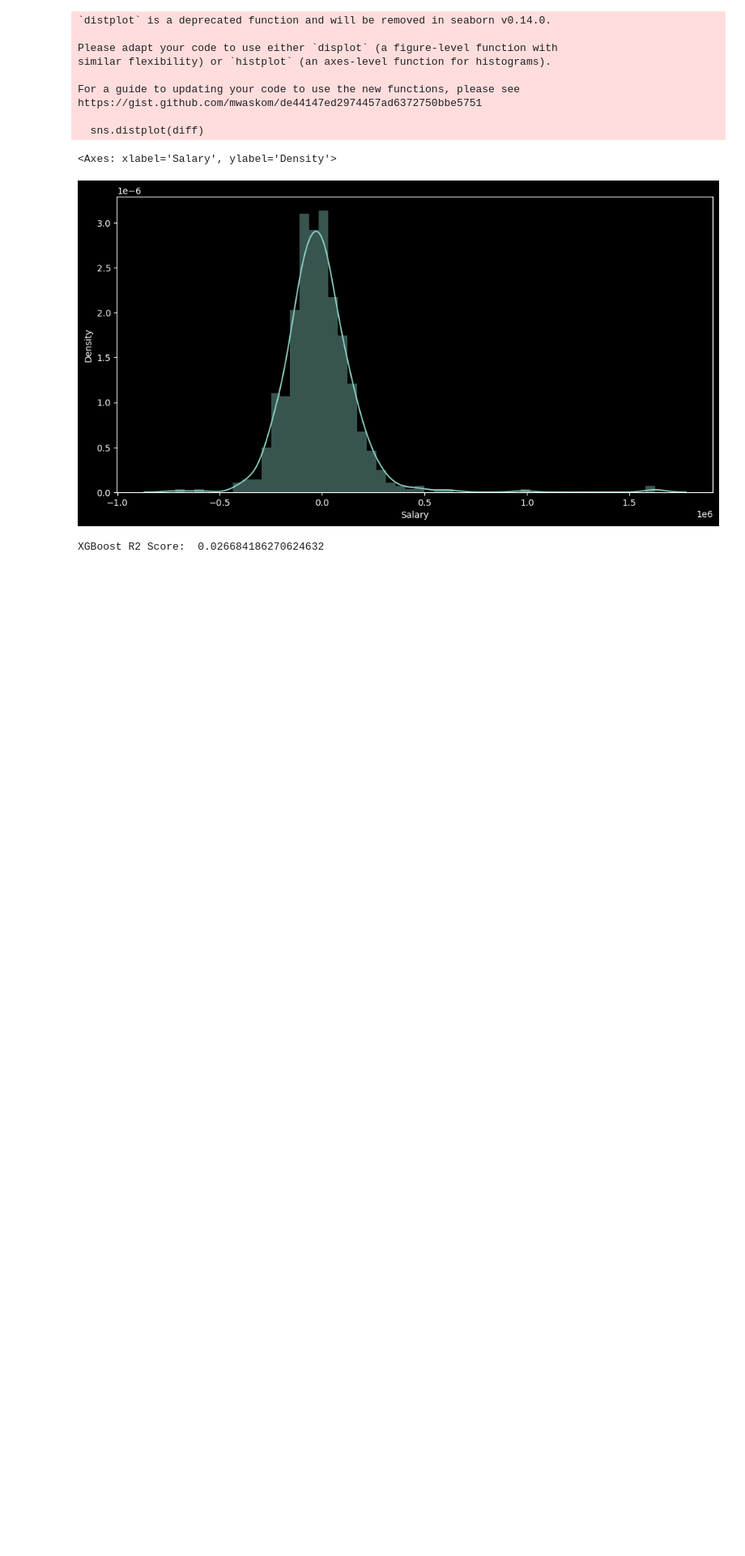
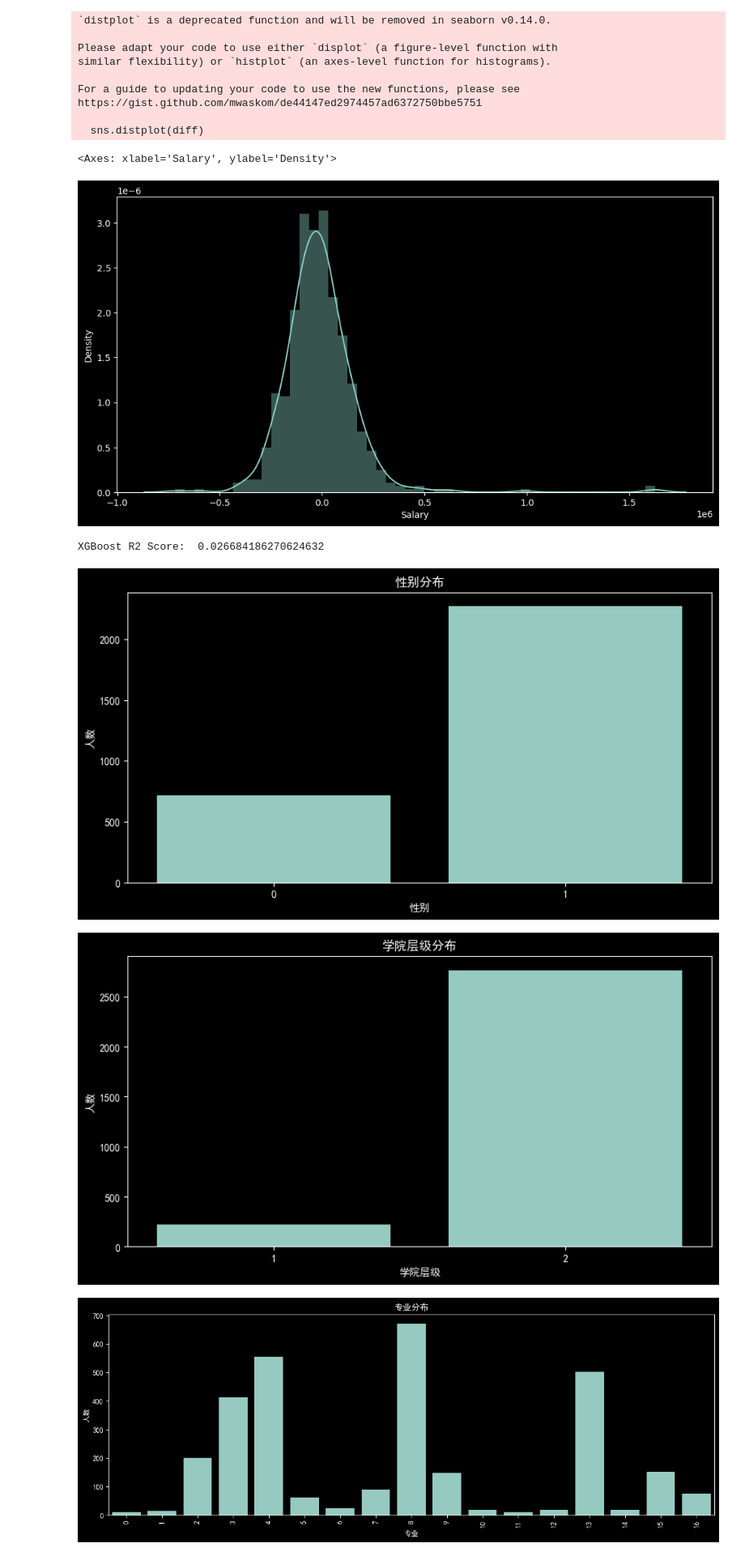
Before and after one commit to s1amese2003/XGBoost-based-Salary-Prediction-for-Indian-Engineering-Graduates, a Jupyter notebook: graduate-salary-prediction-data-exploration.ipynb, the cells around one changed output. Shown at 81% size. Cells and saved outputs as stored; diff of their text form; code cells hidden in the pictures; blank space fills up the shorter version.

```diff
--- a/graduate-salary-prediction-data-exploration.ipynb
+++ b/graduate-salary-prediction-data-exploration.ipynb
@@ -26,7 +16,7 @@ import matplotlib.pyplot as plt
 
 plt.style.use('dark_background')
 # %%
-df = pd.read_csv('D:/20224329/XGBoost-based-Salary-Prediction-for-Indian-Engineering-Graduates/dataset/Engineering_graduate_salary.csv')
+df = pd.read_csv('D:/20224329/基于XGBoost的印度工科毕业生的薪资预测/dataset\Engineering_graduate_salary.csv')
 df.head()
 # %% [output]
 |  | ID | Gender | DOB | 10percentage | 10board | 12graduation | 12percentage | 12board | CollegeID | ... |
@@ -509,3 +499,48 @@ xgb_r2_score = xgb.score(X_test, y_test)
 print("XGBoost R2 Score: ", (xgb_r2_score))
 # %% [output]
 XGBoost R2 Score:  0.026684186270624632
+# %%
+import matplotlib.font_manager as fm
+
+# 设置中文字体
+plt.rcParams['font.sans-serif'] = ['SimHei']  # 设置黑体
+plt.rcParams['axes.unicode_minus'] = False    # 解决负号显示问题
+
+# 重要特征的可视化分析（中文标注）
+
+# 性别分布
+plt.figure(figsize=(10, 5))
+sns.countplot(data=df, x='Gender')
+plt.title('性别分布')
+plt.xlabel('性别')
+plt.ylabel('人数')
+plt.show()
+
+# 学院层级分布
+plt.figure(figsize=(10, 5))
+sns.countplot(data=df, x='CollegeTier')
+plt.title('学院层级分布')
+plt.xlabel('学院层级')
+plt.ylabel('人数')
+plt.show()
+
+# 专业分布
+plt.figure(figsize=(15, 5))
+sns.countplot(data=df, x='Specialization')
+plt.xticks(rotation=90)
+plt.title('专业分布')
+plt.xlabel('专业')
+plt.ylabel('人数')
+plt.show()
+
+# 薪资分布
+plt.figure(figsize=(10, 5))
+sns.histplot(data=df, x='Salary', bins=30, kde=True)
+plt.title('薪资分布')
+plt.xlabel('薪资')
+plt.ylabel('频数')
+plt.show()
+# %% [output]
+[figure, added]
+[figure, added]
+[figure, added]
```
Also changed, not shown: parts of 3 cells of this notebook.
